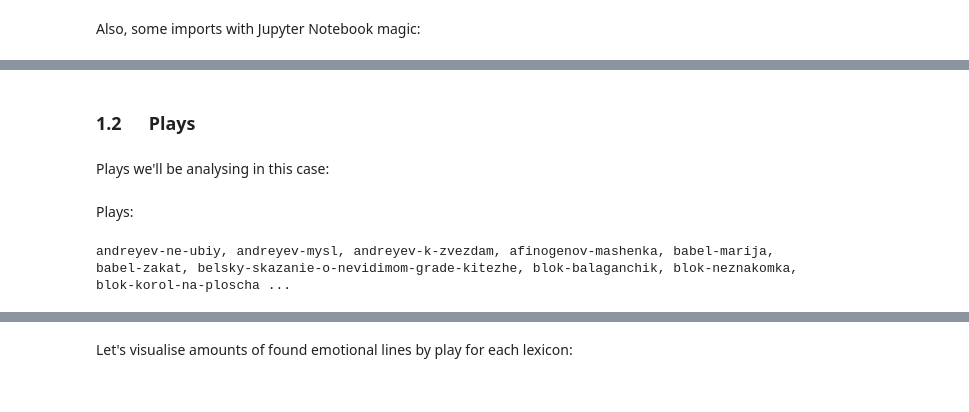
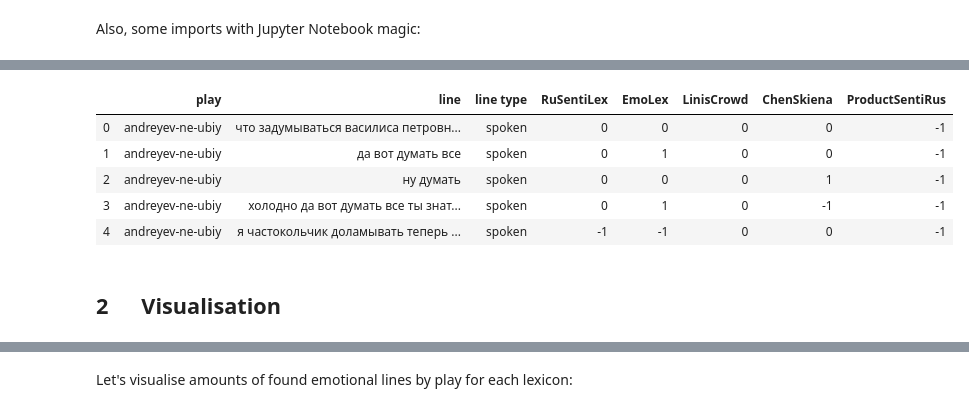
Before and after one commit to creaciond/rus-dra-emotions, a Jupyter notebook: lexicons.ipynb, the cells around one changed output, grey strips where cells are left out. Drawn from its saved outputs; the diff is of its cells as text; code cells hidden in the pictures.

```diff
--- a/lexicons.ipynb
+++ b/lexicons.ipynb
@@ -48,4 +35,12 @@ for lexicon in lexicons:
+# %%
+df_by_line = pd.read_csv("./data/lexicons_by_line.csv", sep=";", encoding="utf-8")
+df_by_line.head()
+# %% [output]
+|  | play | line | line type | RuSentiLex | EmoLex | LinisCrowd | ChenSkiena | ProductSentiRus |
+| 0 | andreyev-ne-ubiy | что задумываться василиса петровн... | spoken | 0 | 0 | 0 | 0 | -1 |
+| 1 | andreyev-ne-ubiy | да вот думать все | spoken | 0 | 1 | 0 | 0 | -1 |
+| 2 | andreyev-ne-ubiy | ну думать | spoken | 0 | 0 | 0 | 1 | -1 |
+| 3 | andreyev-ne-ubiy | холодно да вот думать все ты знат... | spoken | 0 | 1 | 0 | -1 | -1 |
+| 4 | andreyev-ne-ubiy | я частокольчик доламывать теперь ... | spoken | -1 | -1 | 0 | 0 | -1 |
 # %% [markdown]
-### 1.2 &emsp; Plays
+## 2 &emsp; Visualisation
-# %% [markdown]
-Plays we'll be analysing in this case:
@@ -55,6 +46,0 @@ with open("./data/rusdracor_list.txt", "r", encoding="utf-8") as f:
-# %% [markdown]
-Plays:
-# %%
-print(", ".join(play_list))
-# %% [output]
-andreyev-ne-ubiy, andreyev-mysl, andreyev-k-zvezdam, afinogenov-mashenka, babel-marija, babel-zakat, belsky-skazanie-o-nevidimom-grade-kitezhe, blok-balaganchik, blok-neznakomka, blok-korol-na-ploscha ...
```
Also changed, not shown: parts of 40 cells of this notebook.
